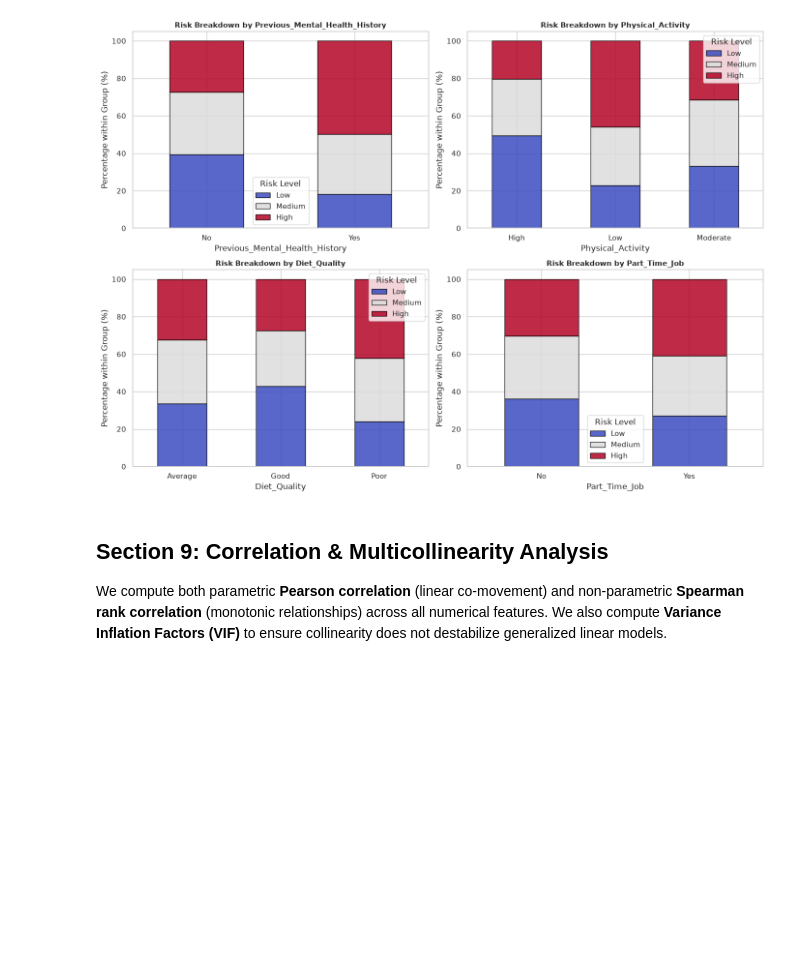
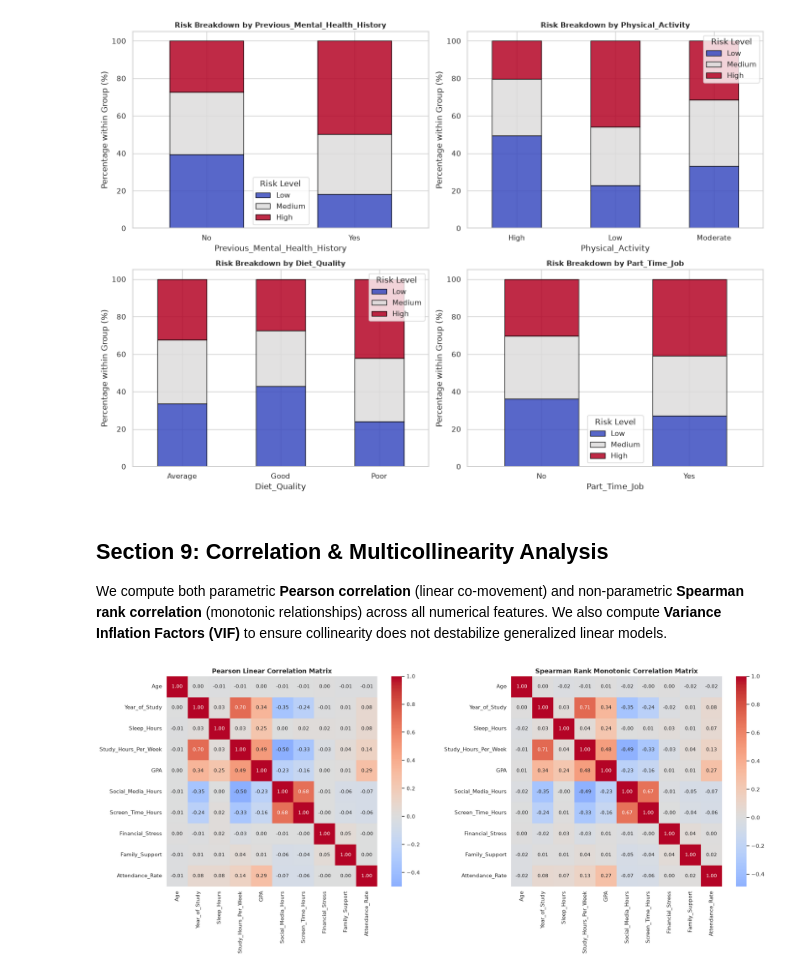
Before and after one commit to Badr-Eddine-Slaoui/CAMPUSWELL-RIS-LAB, a Jupyter notebook: notebooks/01_eda.ipynb, the cells around one changed output. Saved outputs shown, nothing was run; the diff lists cells and outputs as text; code cells hidden in the pictures; blank space fills up the shorter version.

Commit message:
feat(eda): compute Pearson and Spearman correlation matrices

```diff
--- a/notebooks/01_eda.ipynb
+++ b/notebooks/01_eda.ipynb
@@ -346,3 +346,18 @@ plt.show()
 # %% [markdown]
 ## Section 9: Correlation & Multicollinearity Analysis
 We compute both parametric **Pearson correlation** (linear co-movement) and non-parametric **Spearman rank correlation** (monotonic relationships) across all numerical features. We also compute **Variance Inflation Factors (VIF)** to ensure collinearity does not destabilize generalized linear models.
+# %%
+pearson_corr = df[NUMERICAL_FEATURES].corr(method="pearson")
+spearman_corr = df[NUMERICAL_FEATURES].corr(method="spearman")
+
+fig, (ax1, ax2) = plt.subplots(nrows=1, ncols=2, figsize=(20, 8))
+sns.heatmap(pearson_corr, annot=True, fmt=".2f", cmap="coolwarm", center=0, ax=ax1, cbar=True, square=True)
+ax1.set_title("Pearson Linear Correlation Matrix", fontsize=13, fontweight="bold")
+
+sns.heatmap(spearman_corr, annot=True, fmt=".2f", cmap="coolwarm", center=0, ax=ax2, cbar=True, square=True)
+ax2.set_title("Spearman Rank Monotonic Correlation Matrix", fontsize=13, fontweight="bold")
+
+plt.tight_layout()
+plt.show()
+# %% [output]
+[figure, added]
```
Also changed, not shown: parts of 5 cells of this notebook.
